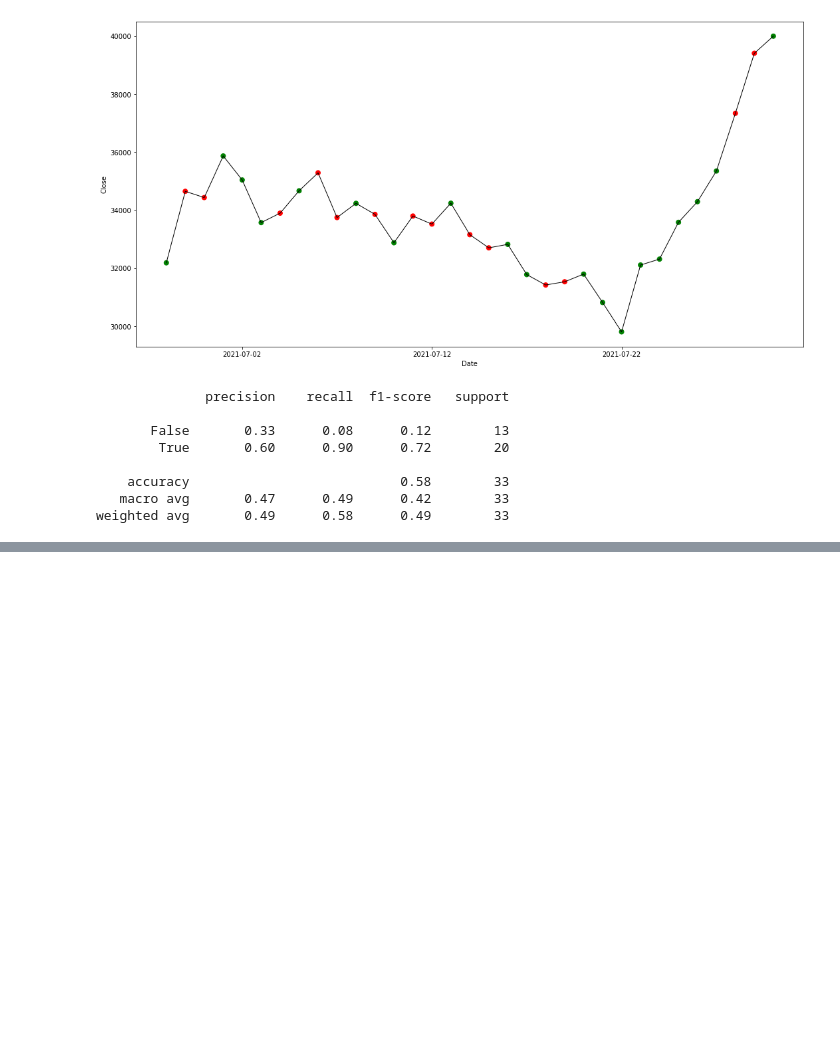
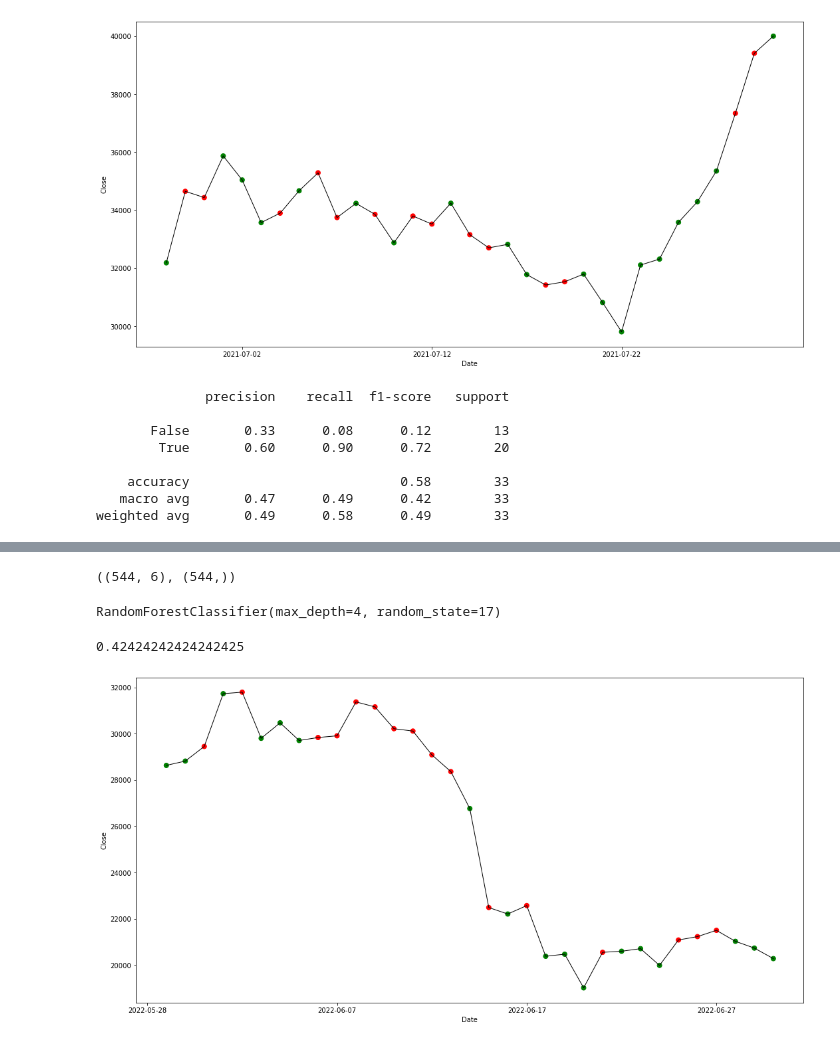
Before and after one commit to DDEEEVV/Project_2, a Jupyter notebook: 3rd_ML_model_using_btc_tweeter.ipynb, the cells around one changed output, grey strips where cells are left out. Saved outputs shown, nothing was run; the diff lists cells and outputs as text; code cells hidden in the pictures; blank space fills up the shorter version.

```diff
--- a/3rd_ML_model_using_btc_tweeter.ipynb
+++ b/3rd_ML_model_using_btc_tweeter.ipynb
@@ -161,0 +249,43 @@ weighted avg       0.49      0.58      0.49        33
+# %%
+y2 = bitcoin_data2["Close"].pct_change().dropna()
+y2 = (y2 > 0)
+y2.value_counts()
+y2 = y2.loc["2021-01-04":"2022-07-01"]
+# %%
+X2 = bitcoin_data2.shift(periods=2).dropna()
+X2 = X2.loc["2021-01-03":"2022-06-30"]
+# %%
+X2.shape, y2.shape
+# %% [output]
+((544, 6), (544,))
+# %%
+num_test2 = 35
+X_train2 = X2[:-num_test]
+y_train2 = y2[:-num_test]
+X_test2 = X2[-num_test:]
+y_test2 = y2[-num_test:]
+# %%
+from sklearn.ensemble import RandomForestClassifier
+
+clf2 = RandomForestClassifier(max_depth=4, random_state=17)
+clf2.fit(X_train2, y_train2)
+# %% [output]
+RandomForestClassifier(max_depth=4, random_state=17)
+# %%
+res2 = clf2.predict(X_test2)
+acc2 = (res2== y_test2.values).mean()
+print(acc2)
+# %% [output]
+0.42424242424242425
+# %%
+%matplotlib inline
+import  matplotlib.pyplot as plt
+
+colors = ['green' if x else 'red' for x in res== y_test2]
+
+ax = plt.gca()
+ax.plot(X_test2['Close'],lw = 1, c = 'black')
+X_test2.reset_index().plot.scatter( x = 'Date', y = 'Close',color = colors,s = 48,ax= ax,figsize=(18,9))
+ax.xaxis.set_major_locator(plt.MaxNLocator(4))
+# %% [output]
+[figure, added]
```
Also changed, not shown: parts of 7 cells of this notebook, 12 other files.
